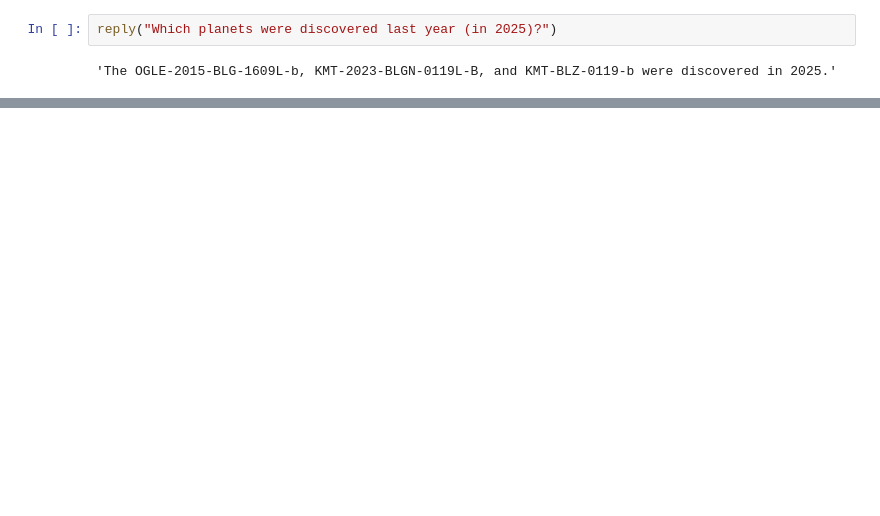
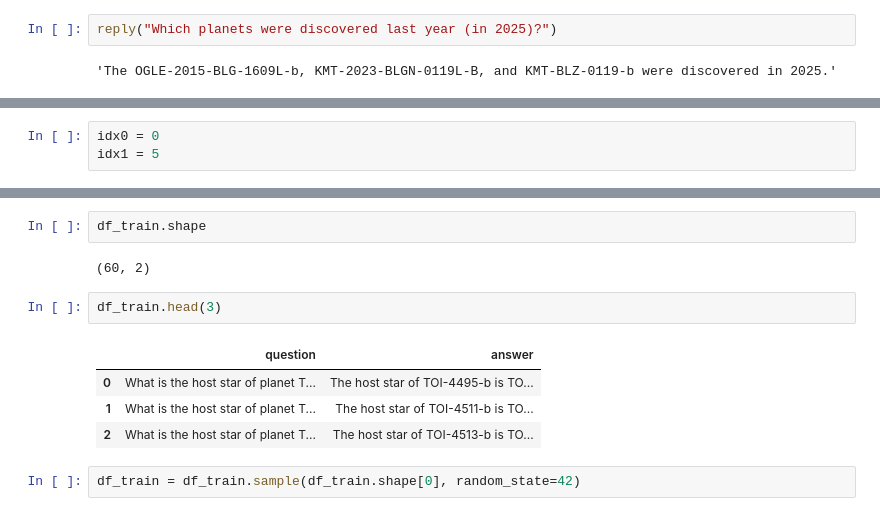
Before and after one commit to kzambello/ml-misc, a Jupyter notebook: exoplanet/exoplanet.ipynb, the cells around one changed output, grey strips where cells are left out. Drawn from its saved outputs; the diff is of its cells as text; blank space fills up the shorter version.

```diff
--- a/exoplanet/exoplanet.ipynb
+++ b/exoplanet/exoplanet.ipynb
@@ -193,0 +257,3 @@ df[df['pl_name']=='KMT-2023-BLG-0119L-b']['summary'].to_list()
+# %%
+idx0 = 0
+idx1 = 5
@@ -193,0 +350,13 @@ df[df['pl_name']=='KMT-2023-BLG-0119L-b']['summary'].to_list()
+# %%
+df_train.shape
+# %% [output]
+(60, 2)
+# %%
+df_train.head(3)
+# %% [output]
+|  | question | answer |
+| 0 | What is the host star of planet T... | The host star of TOI-4495-b is TO... |
+| 1 | What is the host star of planet T... | The host star of TOI-4511-b is TO... |
+| 2 | What is the host star of planet T... | The host star of TOI-4513-b is TO... |
+# %%
+df_train = df_train.sample(df_train.shape[0], random_state=42)
```
Also changed, not shown: parts of 58 cells of this notebook, 2 other files.
